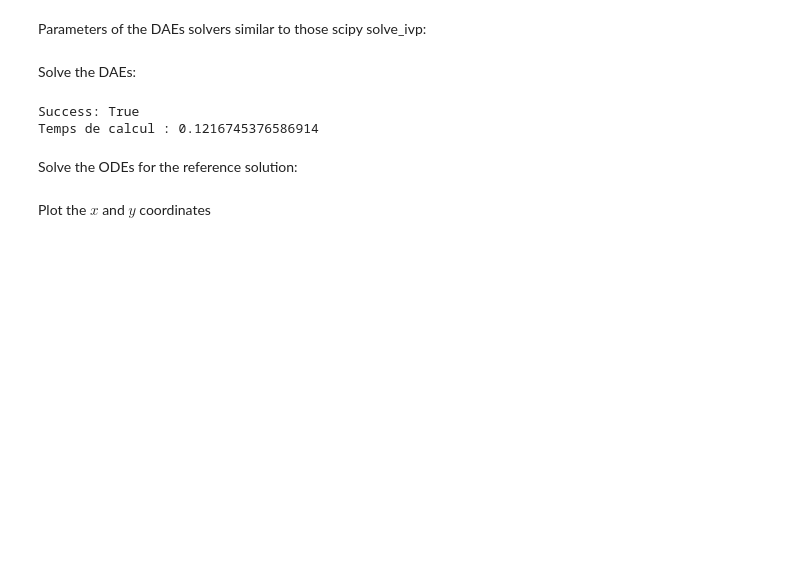
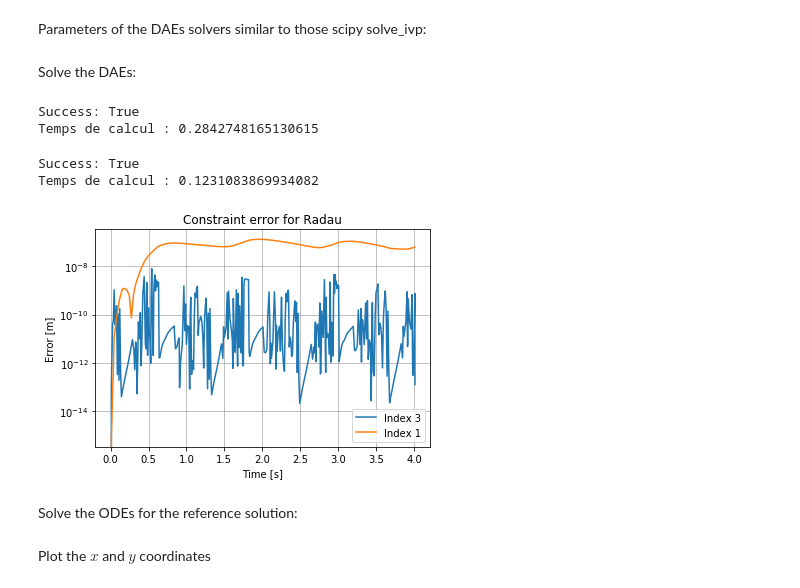
Before and after one commit to ocheffert/Notebooks---Master-thesis, a Jupyter notebook: pendule.ipynb, the cells around one changed output. Saved outputs shown, nothing was run; the diff lists cells and outputs as text; code cells hidden in the pictures; blank space fills up the shorter version.

```diff
--- a/pendule.ipynb
+++ b/pendule.ipynb
@@ -172,18 +186,50 @@ kwargsSABM = {
 # %% [markdown]
 Solve the DAEs:
 # %%
-kwargs = kwargsSABM
+kwargs = kwargsRadau
 before = time()
 sol = solve_ivp(**kwargs)
+
 print(f'Success: {sol.success}')
 print(f'Temps de calcul : {time()-before}')
-t = sol.t
+t_3 = sol.t
 
 x = sol.y[0,:]
 y = sol.y[1,:]
+
+test_3 = abs(x**2 + y**2 - L**2)
 # %% [output]
 Success: True
-Temps de calcul : 0.1216745376586914
+Temps de calcul : 0.2842748165130615
+# %%
+kwargs = kwargsRadau
+before = time()
+sol = solve_ivp(**kwargs)
+
+print(f'Success: {sol.success}')
+print(f'Temps de calcul : {time()-before}')
+t_1 = sol.t
+
+x = sol.y[0,:]
+y = sol.y[1,:]
+
+test_1 = abs(x**2 + y**2 - L**2)
+# %% [output]
+Success: True
+Temps de calcul : 0.1231083869934082
+# %%
+plt.figure()
+plt.semilogy(t_3, test_3, label="Index 3")
+plt.semilogy(t_1, test_1, label="Index 1")
+plt.xlabel("Time [s]")
+plt.ylabel("Error [m]")
+plt.grid()
+plt.title("Constraint error for Radau")
+plt.legend()
+plt.savefig("drift_off.png",dpi=250, bbox_inches="tight")
+plt.show()
+# %% [output]
+[figure, added]
 # %% [markdown]
 Solve the ODEs for the reference solution:
 # %%
```
Also changed, not shown: parts of 6 cells of this notebook, 40 other files.
